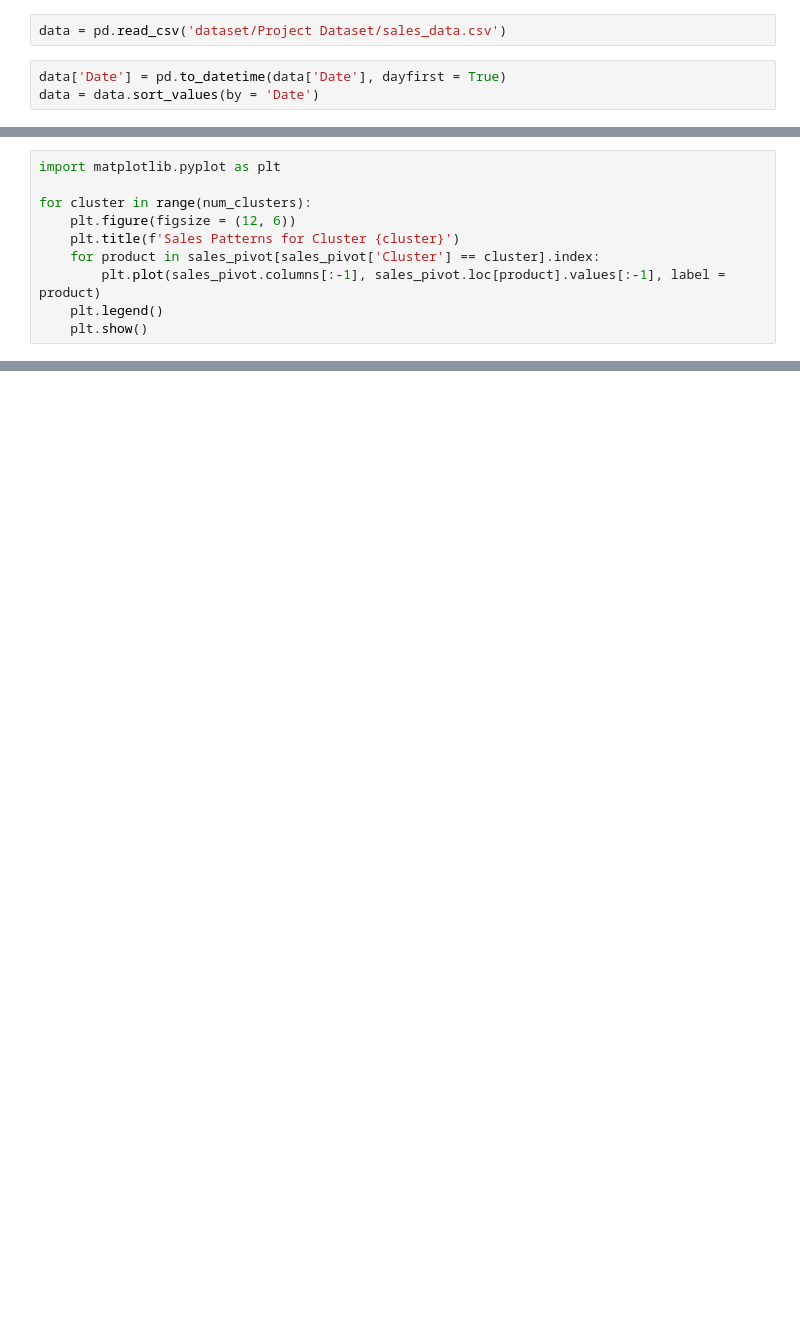
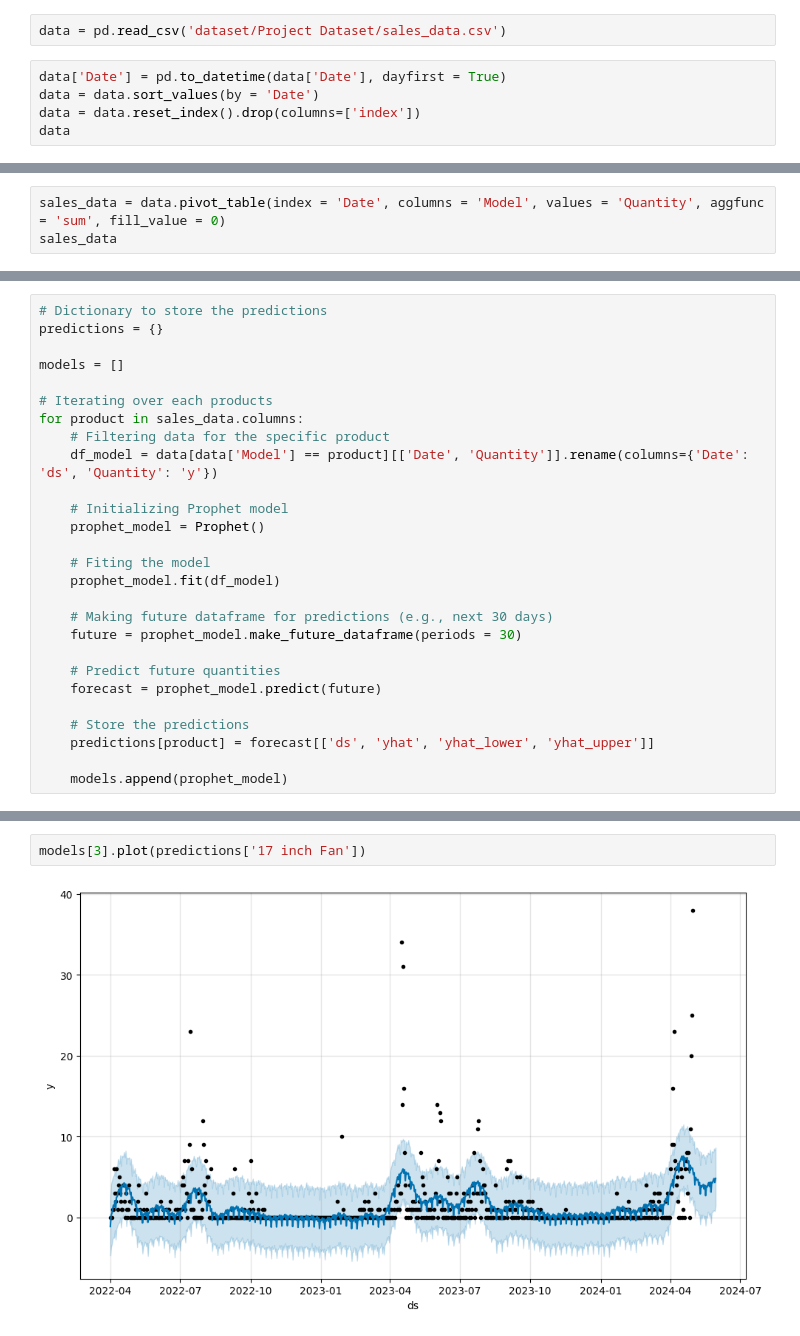
Before and after one commit to IIT-NSTU/Sales-Predictor, a Jupyter notebook: Research Part/Research File.ipynb, the cells around one changed output, grey strips where cells are left out. Cells and saved outputs as stored; diff of their text form; blank space fills up the shorter version.

Commit message:
Facebook Prophet implemented for this dataset

```diff
--- a/Research Part/Research File.ipynb
+++ b/Research Part/Research File.ipynb
@@ -9,3 +7,5 @@ data = pd.read_csv('dataset/Project Dataset/sales_data.csv')
 # %%
 data['Date'] = pd.to_datetime(data['Date'], dayfirst = True)
 data = data.sort_values(by = 'Date')
+data = data.reset_index().drop(columns=['index'])
+data
@@ -66,10 +25,0 @@ sales_pivot['Cluster'] = clusters
-# %%
-import matplotlib.pyplot as plt
-
-for cluster in range(num_clusters):
-    plt.figure(figsize = (12, 6))
-    plt.title(f'Sales Patterns for Cluster {cluster}')
-    for product in sales_pivot[sales_pivot['Cluster'] == cluster].index:
-        plt.plot(sales_pivot.columns[:-1], sales_pivot.loc[product].values[:-1], label = product)
-    plt.legend()
-    plt.show()
@@ -86,0 +26,3 @@ for cluster in range(num_clusters):
+# %%
+sales_data = data.pivot_table(index = 'Date', columns = 'Model', values = 'Quantity', aggfunc = 'sum', fill_value = 0)
+sales_data
@@ -86,0 +44,27 @@ for cluster in range(num_clusters):
+# %%
+# Dictionary to store the predictions
+predictions = {}
+
+models = []
+
+# Iterating over each products
+for product in sales_data.columns:
+    # Filtering data for the specific product
+    df_model = data[data['Model'] == product][['Date', 'Quantity']].rename(columns={'Date': 'ds', 'Quantity': 'y'})
+
+    # Initializing Prophet model
+    prophet_model = Prophet()
+
+    # Fiting the model
+    prophet_model.fit(df_model)
+
+    # Making future dataframe for predictions (e.g., next 30 days)
+    future = prophet_model.make_future_dataframe(periods = 30)
+
+    # Predict future quantities
+    forecast = prophet_model.predict(future)
+
+    # Store the predictions
+    predictions[product] = forecast[['ds', 'yhat', 'yhat_lower', 'yhat_upper']]
+
+    models.append(prophet_model)
@@ -86,0 +89,4 @@ for cluster in range(num_clusters):
+# %%
+models[3].plot(predictions['17 inch Fan'])
+# %% [output]
+[figure, added]
```
Also changed, not shown: parts of 14 cells of this notebook, 2 other files.
